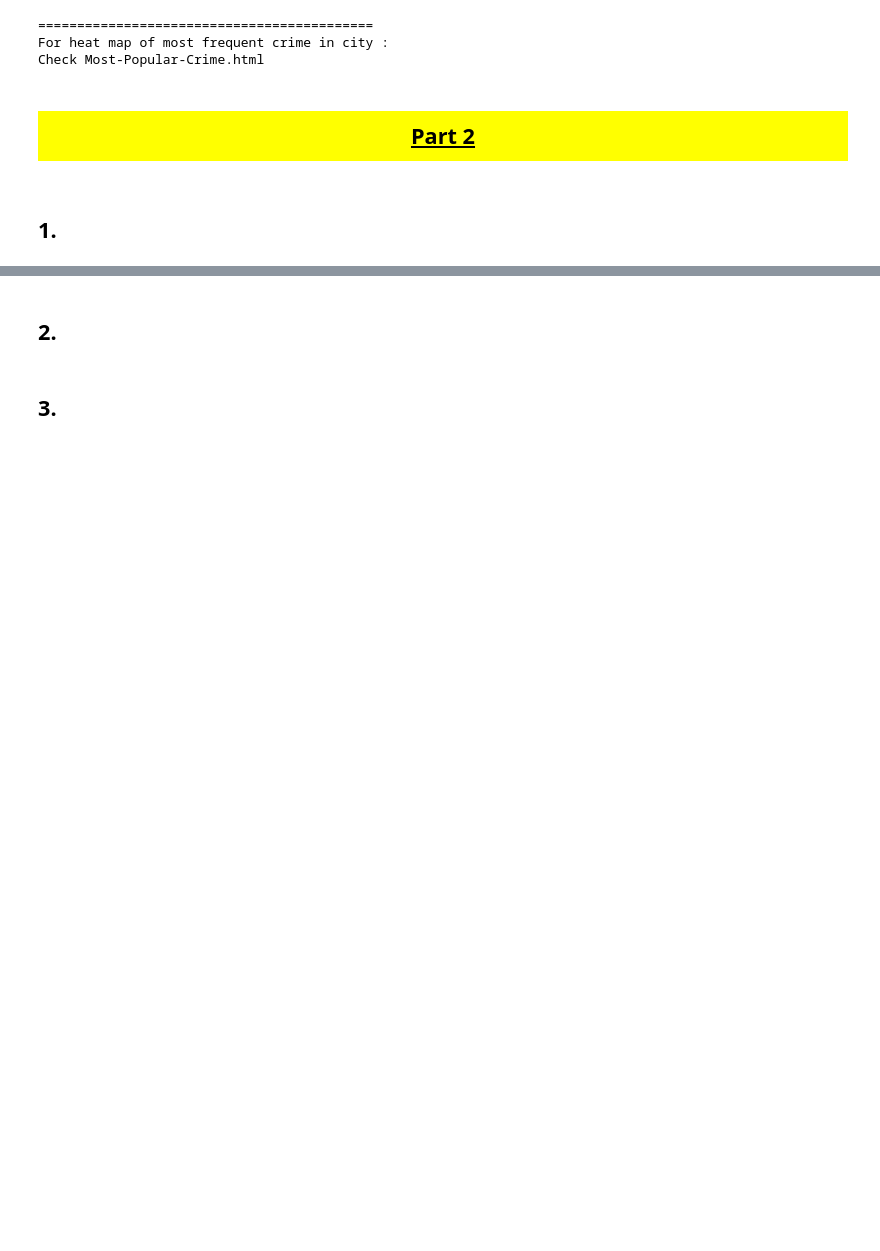
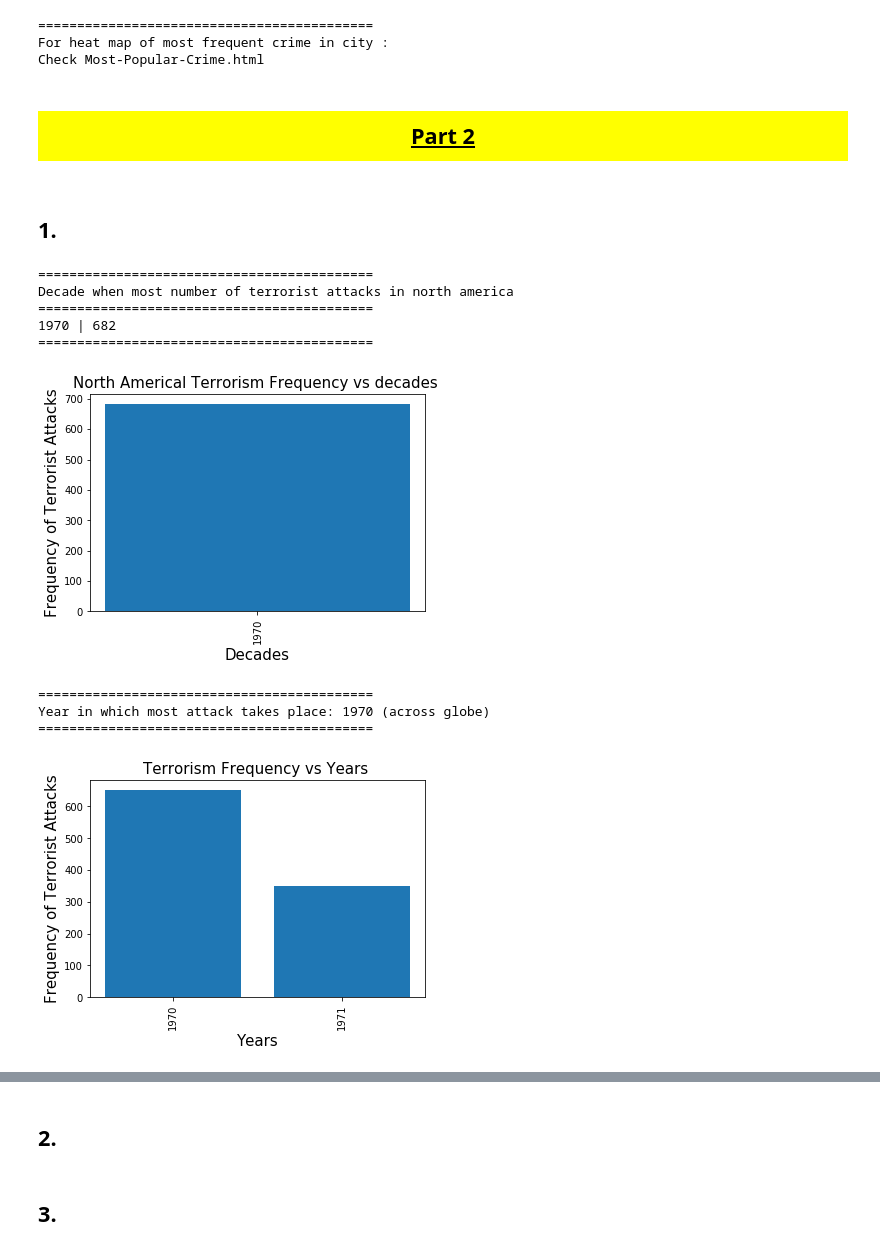
Before and after one commit to anujbansal16/Big-Data-Analysis-over-datasets, a Jupyter notebook: HomeWork2.ipynb, the cells around one changed output, grey strips where cells are left out. Cells and saved outputs as stored; diff of their text form; code cells hidden in the pictures; blank space fills up the shorter version.

Commit message:
Part2-two parts completed

```diff
--- a/HomeWork2.ipynb
+++ b/HomeWork2.ipynb
@@ -198,3 +201,48 @@ Check Most-Popular-Crime.html
 ## <p style="padding: 10px;background:yellow;text-decoration:underline;text-align:center">Part 2</p>
 # %% [markdown]
 ## 1.
+# %%
+data=pd.read_excel("BDP-HW1-Datasets/global_terrorism_database.xlsx",nrows=1000,parse_cols="B,K")
+# %%
+def part1And2():
+    years=data["iyear"].values
+    conti=data["region_txt"].values
+#     summary=data["iyear"].values
+    contiVsYear={}
+    yearVsConti={}
+    yearsCount={}
+    NAdecades=[]
+    for key,val  in zip(conti,years):
+        if key=="North America":
+            NAdecades.append(val-(val%10))
+        yearVsConti.setdefault(val, []).append(key)
+        contiVsYear.setdefault(key, []).append(val)
+    yearAttrackCount=[len(val) for val in yearVsConti.values()]
+    maxAttackYear=list(yearVsConti.keys())[np.argmax(yearAttrackCount)]
+    mxYrConti,mxYearCount=np.unique(yearVsConti[maxAttackYear],return_counts=True)
+
+    NADecadesUnique,NAcounts=np.unique(NAdecades,return_counts=True)
+    print("===========================================")
+    print("Decade when most number of terrorist attacks in north america")
+    print("===========================================")
+    print("%s | %s"%(NADecadesUnique[np.argmax(NAcounts)],NAcounts[np.argmax(NAcounts)]))
+    print("===========================================")
+    barPlot(NADecadesUnique,NAcounts,"Decades","Frequency of Terrorist Attacks","North Americal Terrorism Frequency vs decades ")
+
+    print("===========================================")
+    print("Year in which most attack takes place: %s (across globe)"%(maxAttackYear))
+    print("===========================================")
+    barPlot(list(yearVsConti.keys()),yearAttrackCount,"Years","Frequency of Terrorist Attacks","Terrorism Frequency vs Years ")
+    barPlot(mxYrConti,mxYearCount,"Continent","Frequency of Terrorist Attacks","Year %s wintnessed max attacks across globe"%(maxAttackYear))
+part1And2()
+# %% [output]
+===========================================
+Decade when most number of terrorist attacks in north america
+===========================================
+1970 | 682
+===========================================
+[figure, added]
+===========================================
+Year in which most attack takes place: 1970 (across globe)
+===========================================
+[figure, added]
```
Also changed, not shown: parts of 2 cells of this notebook, 1 other file.
